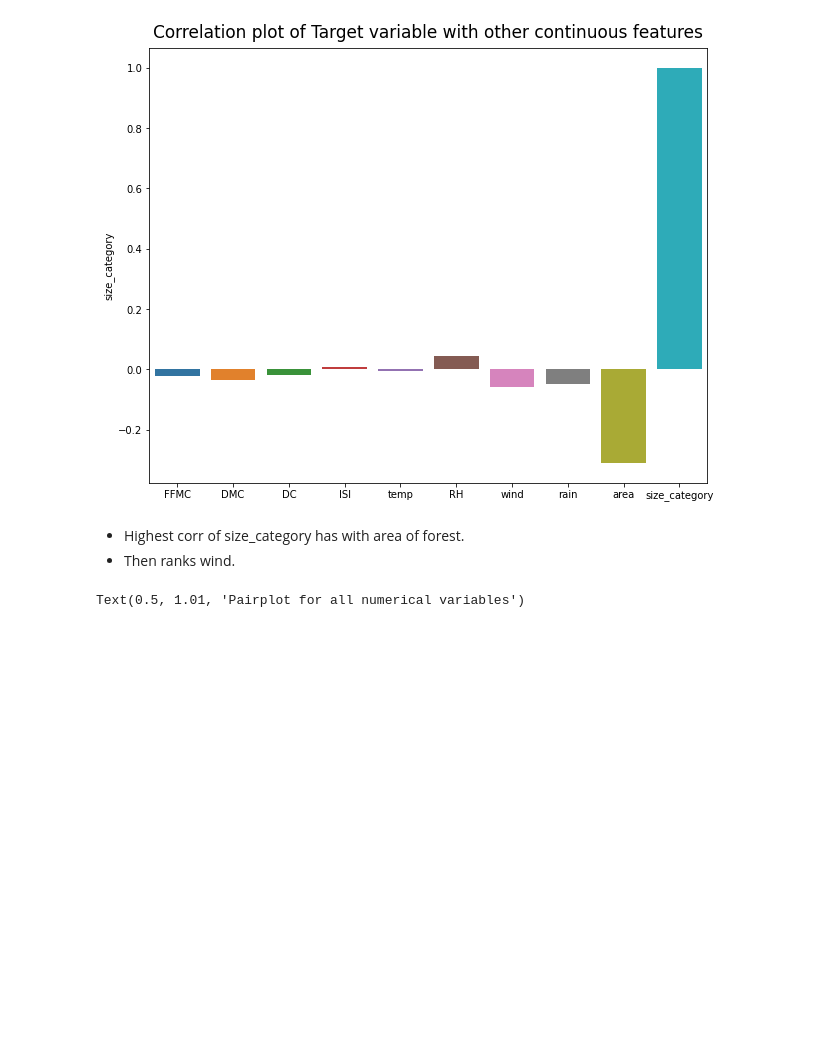
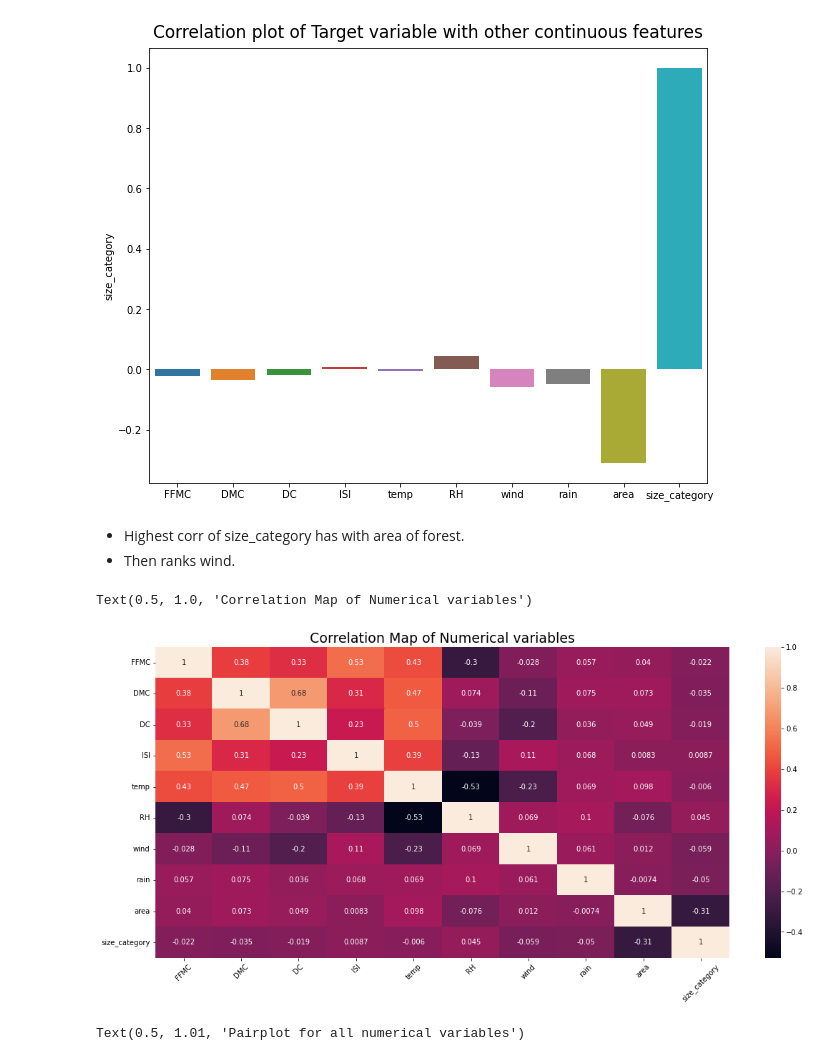
Before and after one commit to manasik29/Support_Vector_Machines, a Jupyter notebook: SVM_Forest_Fires.ipynb, the cells around one changed output. Cells and saved outputs as stored; diff of their text form; code cells hidden in the pictures; blank space fills up the shorter version.

```diff
--- a/SVM_Forest_Fires.ipynb
+++ b/SVM_Forest_Fires.ipynb
@@ -459,6 +459,14 @@ Text(0.5, 1.01, 'Correlation plot of Target variable with other continuous featu
 # %% [markdown]
 - Highest corr of size_category has with area of forest.
 - Then ranks wind.
+# %%
+fig= plt.figure(figsize=(18, 8))
+sns.heatmap(df1.corr(), annot=True);
+plt.xticks(rotation=45)
+plt.title("Correlation Map of Numerical variables", fontsize=19)
+# %% [output]
+Text(0.5, 1.0, 'Correlation Map of Numerical variables')
+[figure, added]
 # %%
 sns.pairplot(df1)
 plt.suptitle("Pairplot for all numerical variables", y = 1.01, fontsize=17)
```
Also changed, not shown: parts of 22 cells of this notebook.
